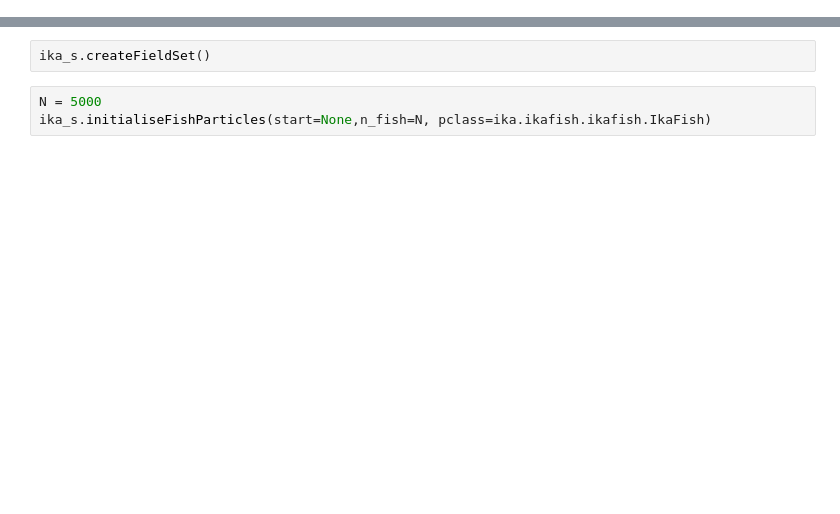
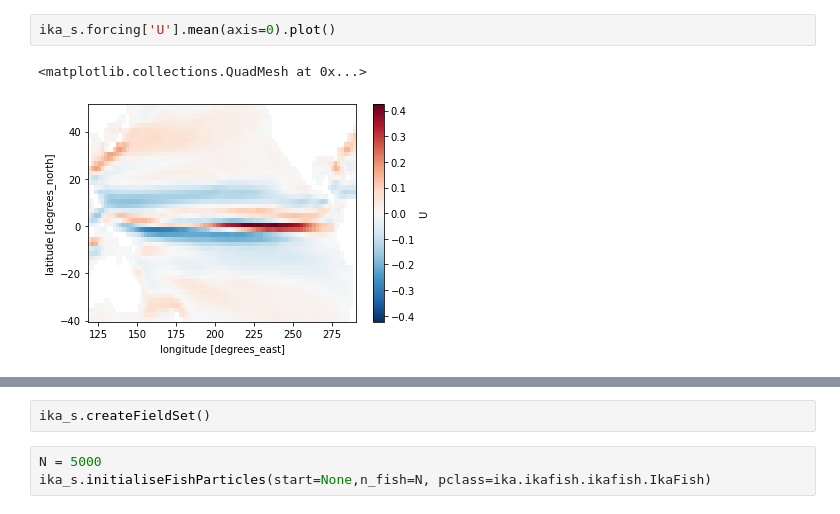
Before and after one commit to PacificCommunity/OFP-Ikamoana, a Jupyter notebook: notebook/Sandbox.ipynb, the cells around one changed output, grey strips where cells are left out. Saved outputs shown, nothing was run; the diff lists cells and outputs as text; blank space fills up the shorter version.

```diff
--- a/notebook/Sandbox.ipynb
+++ b/notebook/Sandbox.ipynb
@@ -17,0 +61,5 @@ ika_s.generateForcing()
+# %%
+ika_s.forcing['U'].mean(axis=0).plot()
+# %% [output]
+<matplotlib.collections.QuadMesh at 0x...>
+[figure, added]
```
Also changed, not shown: parts of 28 cells of this notebook, 14 other files.
